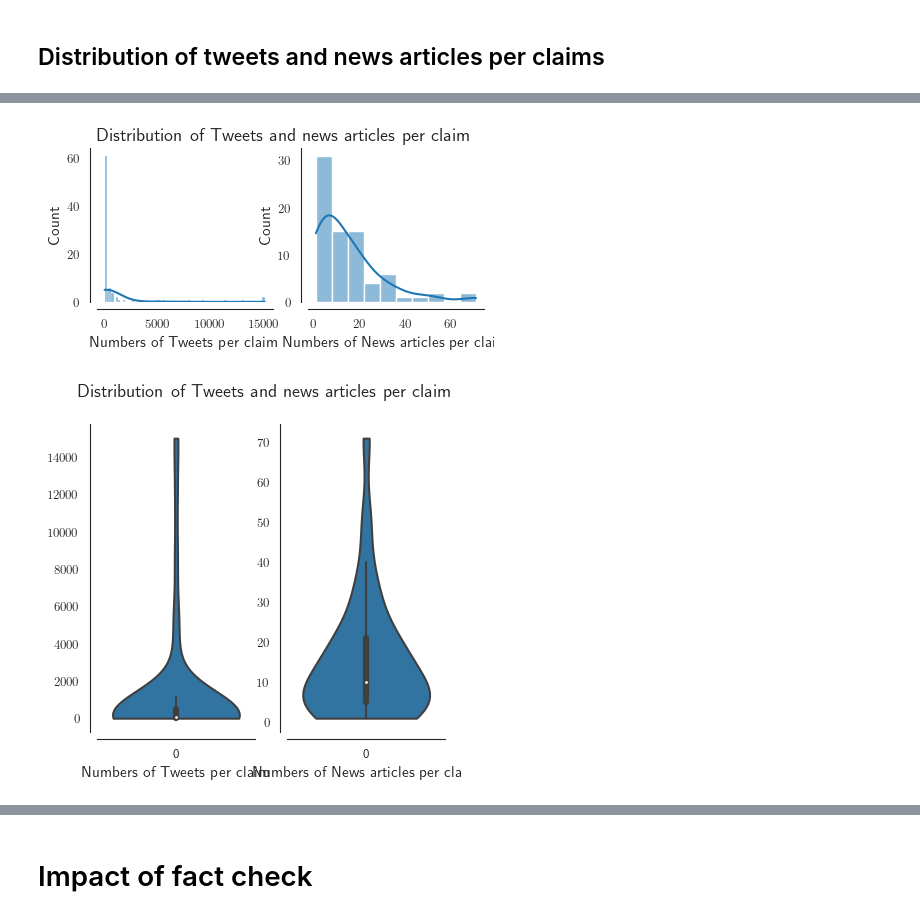
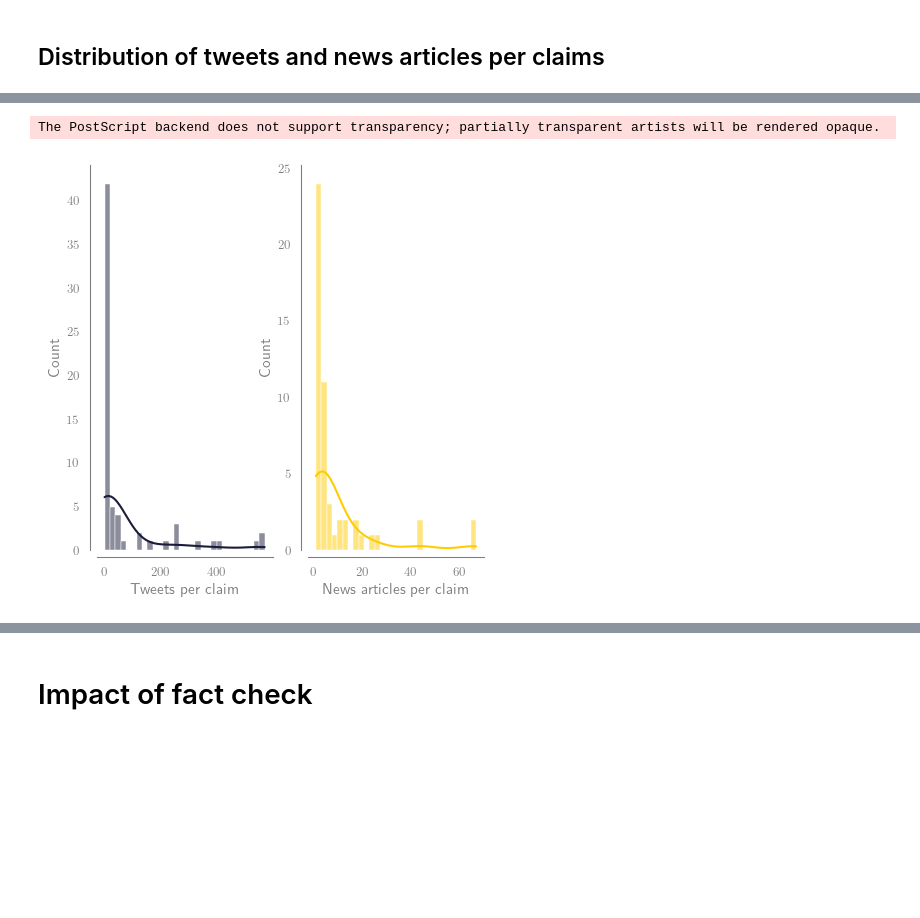
Before and after one commit to TeMU-BSC/iberifier, a Jupyter notebook: analysis/Descriptive stats.ipynb, the cells around one changed output, grey strips where cells are left out. Drawn from its saved outputs; the diff is of its cells as text; code cells hidden in the pictures; blank space fills up the shorter version.

```diff
--- a/analysis/Descriptive stats.ipynb
+++ b/analysis/Descriptive stats.ipynb
@@ -359,10 +361,6 @@ rename_cols = {'_id.$oid': 'db_id',
 
 df_mynews = df_mynews.rename(columns=rename_cols)
 
-# Mask and create the eval df
-mask_mynews =  df_mynews['fact_id'].isin(list_fact_id_eval)
-df_mynews['eval'] = mask_mynews
-
 # Convert datetime object
 df_mynews['date'] = df_mynews['date'].astype('datetime64[ns]').dt.date
 
@@ -386,11 +384,6 @@ rename_cols = {'_id.$oid': 'db_id',
 df_keywords = df_keywords.rename(columns=rename_cols)
 
 
-# Mask and create the eval df
-mask_keywords =  df_keywords['fact_id'].isin(list_fact_id_eval)
-df_keywords['eval'] = mask_keywords
-
-
 df_keywords.head(1)
 # %% [output]
 |  | url_fact | calification | categories | claim | review | keywords | keywords_pairs | search_twitter_key | ... |
@@ -480,21 +531,21 @@ print(f" Lenght period for MyNews: {max(df_mynews['date']) - min(df_mynews['date
 ## Sampling
 # %%
 # Filtering or not
-sample = 'topic_relation' # 'eval' on_topic
+sample = 'on_topic' # 'eval' on_topic
 
 if sample == 'eval':
-    df_iberifier = df_iberifier[df_iberifier['eval'] == True]
-    df_keywords = df_keywords[df_keywords['eval'] == True]
-    df_mynews = df_mynews[df_mynews['eval'] == True]
-    df_tweets = df_tweets[df_tweets['eval'] == True]
+    df_iberifier = df_iberifier[df_iberifier['eval_subset'] == True]
+    df_keywords = df_keywords[df_keywords['eval_subset'] == True]
+    df_mynews = df_mynews[df_mynews['eval_subset'] == True]
+    df_tweets = df_tweets[df_tweets['eval_subset'] == True]
 
 elif sample == 'topic_relation':
-    df_mynews = df_mynews[df_mynews['topic_relation'].notnull()]
-    df_tweets = df_tweets[df_tweets['claim_relation'].notnull()]
+    df_mynews = df_mynews[df_mynews['topic_relation_subset'] == True]
+    df_tweets = df_tweets[df_tweets['topic_relation_subset'] == True]
 
 elif sample == 'on_topic':
-    df_mynews = df_mynews[df_mynews['topic_relation'] == 'on-topic']
-    df_tweets = df_tweets[df_tweets['claim_relation'] == 'on-claim']
+    df_mynews = df_mynews[df_mynews['on_topic_subset'] == True]
+    df_tweets = df_tweets[df_tweets['on_topic_subset'] == True]
 # %% [markdown]
 ## Information about the IBERIFIER API
 # %% [markdown]
@@ -1187,34 +1232,21 @@ stat_count_per_claims
 # %%
 sns.set_style("white")
 
-fig, ax = plt.subplots(1,2, figsize=(5, 2))
-fig.suptitle('Distribution of Tweets and news articles per claim')
+fig, ax = plt.subplots(1,2)
+#fig.suptitle('Distribution of Tweets and news articles per claim')
 sns.despine(offset=5, trim=False);
 
-sns.histplot(tweets_grouped, kde=True, ax=ax[0])
-ax[0].set(xlabel='Numbers of Tweets per claim')
+sns.histplot(tweets_grouped, kde=True, ax=ax[0], bins=30, label='Tweets', color=main_color)
+ax[0].set(xlabel='Tweets per claim')
 
-sns.histplot(mynews_grouped, kde=True,  ax=ax[1])
-ax[1].set(xlabel='Numbers of News articles per claim')
+sns.histplot(mynews_grouped, kde=True,  ax=ax[1], bins=30, label="News articles", color=second_color)
+ax[1].set(xlabel='News articles per claim')
+
+
+filename = f'tweets_news_per_claims_hist'
+save_plot(fig, ax, filename, sample)
+
 plt.show()
 # %% [output]
+The PostScript backend does not support transparency; partially transparent artists will be rendered opaque.
-[figure, old version]
+[figure, new version]
-# %%
-sns.set_style("white")
-
-fig, ax = plt.subplots(1,2)
-fig.suptitle('Distribution of Tweets and news articles per claim')
-sns.despine(offset=5, trim=False);
-
-sns.violinplot(tweets_grouped, ax=ax[0], cut=0)
-ax[0].set(xlabel='Numbers of Tweets per claim')
-
-sns.violinplot(mynews_grouped, kde=True,  ax=ax[1], cut=0)
-ax[1].set(xlabel='Numbers of News articles per claim')
-
-
-#plt.tight_layout()
-#plt.savefig('./plots/distribution_tweets_news_per_claims.png', bbox_inches='tight')
-plt.show()
-# %% [output]
-[figure, removed]
```
Also changed, not shown: parts of 62 cells of this notebook.
